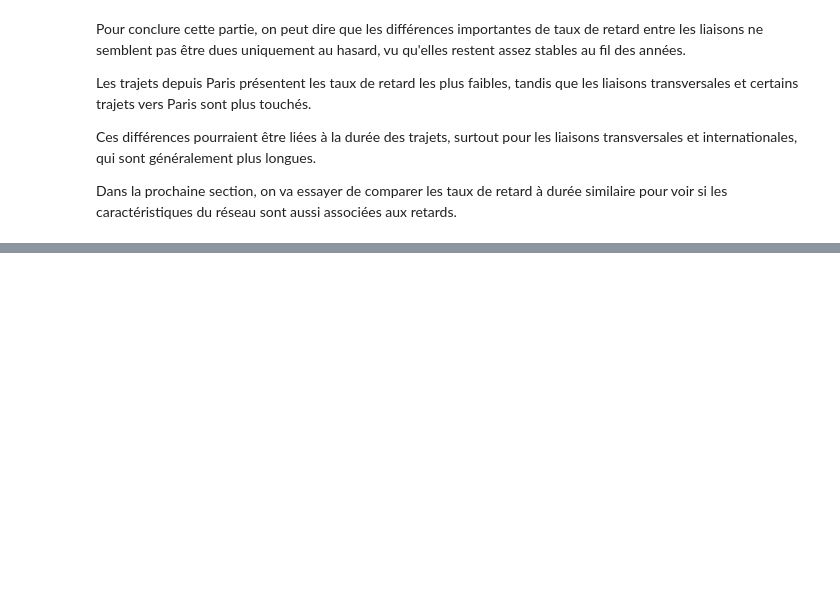
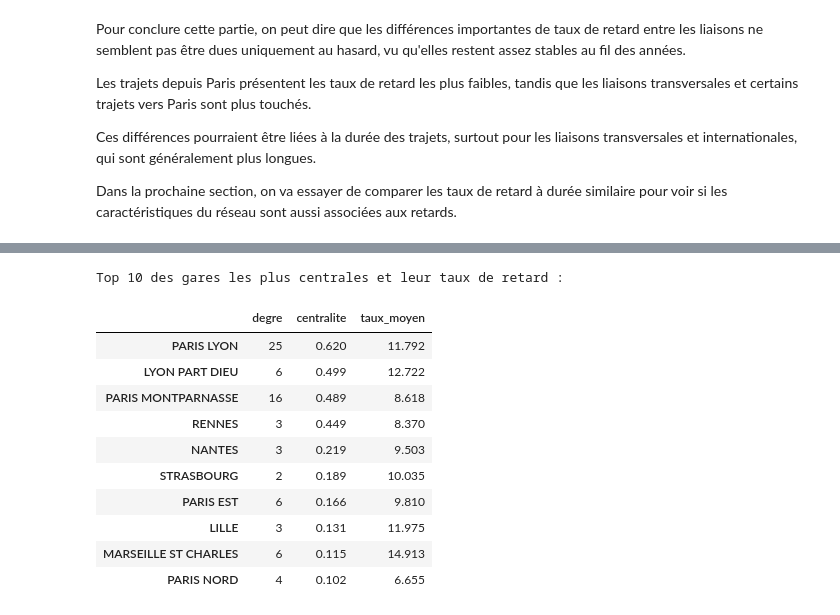
Before and after one commit to husseindakroube/IADATA701-PROJET, a Jupyter notebook: notebooks/02_eda_analyse.ipynb, the cells around one changed output, grey strips where cells are left out. Cells and saved outputs as stored; diff of their text form; code cells hidden in the pictures; blank space fills up the shorter version.

```diff
--- a/notebooks/02_eda_analyse.ipynb
+++ b/notebooks/02_eda_analyse.ipynb
@@ -716,0 +982,36 @@ Dans la prochaine section, on va essayer de comparer les taux de retard à duré
+# %%
+
+# On calcule le taux de retard des liaisons liées à chaque gare
+taux_par_gare = {}
+
+for gare in G.nodes():
+    lignes = data_propre[
+        (data_propre["gare_depart"] == gare) | (data_propre["gare_arrivee"] == gare)
+    ]
+    taux_par_gare[gare] = taux(lignes)
+
+taux_par_gare = pd.Series(taux_par_gare, name="taux_moyen")
+
+# On regroupe le degré, la centralité et le taux de retard de chaque gare
+tableau_gares = pd.DataFrame({
+    "degre": degres,
+    "centralite": centralite,
+    "taux_moyen": taux_par_gare
+}).round(3)
+
+# On affiche les 10 gares les plus centrales avec leurs taux de retard
+print("Top 10 des gares les plus centrales et leur taux de retard :")
+tableau_gares.sort_values("centralite", ascending=False).head(10)
+# %% [output]
+Top 10 des gares les plus centrales et leur taux de retard :
+|  | degre | centralite | taux_moyen |
+| PARIS LYON | 25 | 0.620 | 11.792 |
+| LYON PART DIEU | 6 | 0.499 | 12.722 |
+| PARIS MONTPARNASSE | 16 | 0.489 | 8.618 |
+| RENNES | 3 | 0.449 | 8.370 |
+| NANTES | 3 | 0.219 | 9.503 |
+| STRASBOURG | 2 | 0.189 | 10.035 |
+| PARIS EST | 6 | 0.166 | 9.810 |
+| LILLE | 3 | 0.131 | 11.975 |
+| MARSEILLE ST CHARLES | 6 | 0.115 | 14.913 |
+| PARIS NORD | 4 | 0.102 | 6.655 |
```
Also changed, not shown: parts of 16 cells of this notebook, 2 other files.
